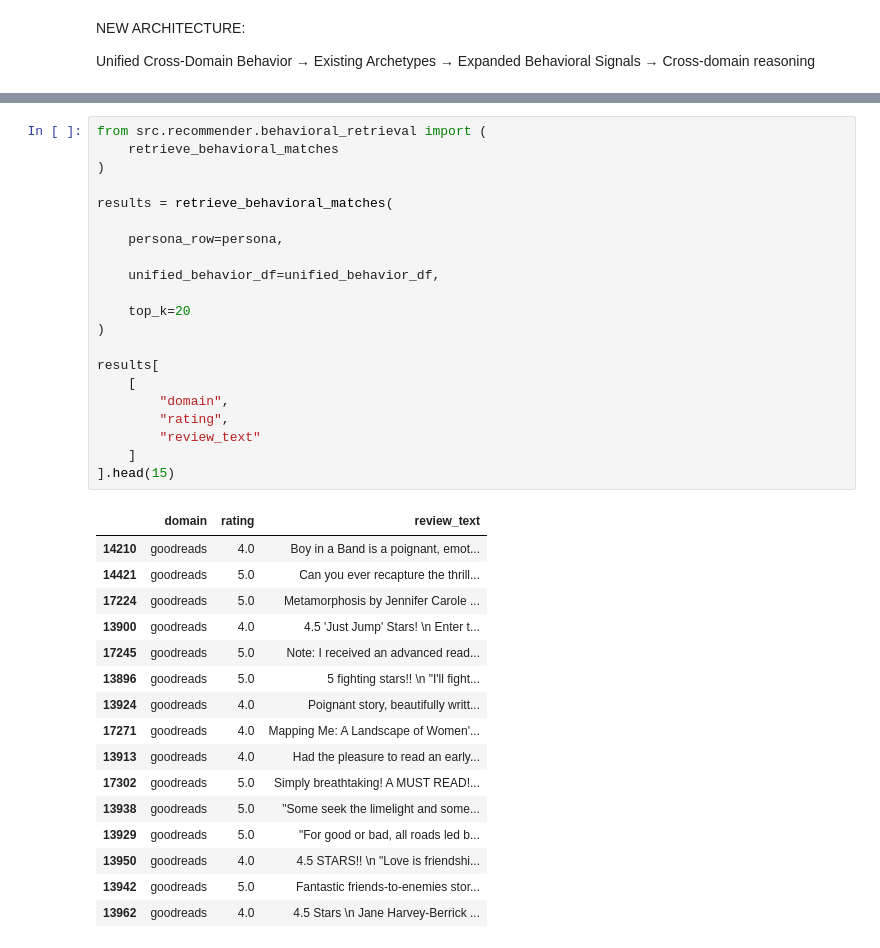
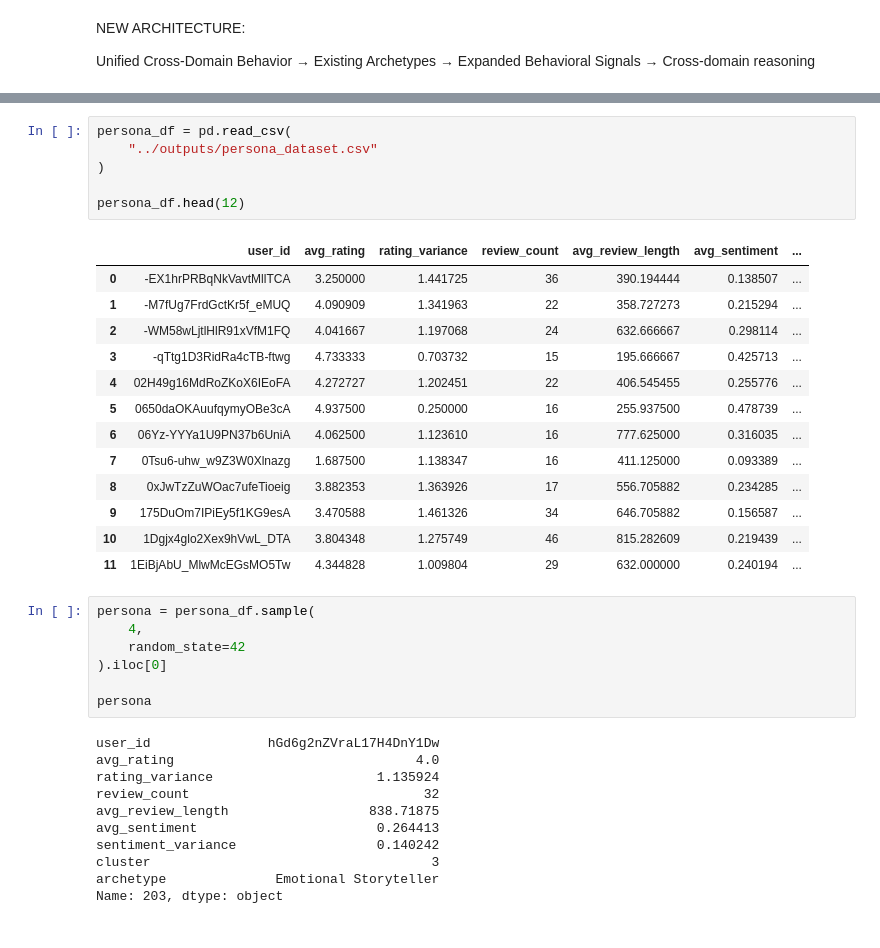
Before and after one commit to entia-lighthaus/project-agent, a Jupyter notebook: notebooks/06_cross_domain_integration.ipynb, the cells around one changed output, grey strips where cells are left out. Drawn from its saved outputs; the diff is of its cells as text.

```diff
--- a/notebooks/06_cross_domain_integration.ipynb
+++ b/notebooks/06_cross_domain_integration.ipynb
@@ -457,38 +423,38 @@ persona = {
-# %%
-from src.recommender.behavioral_retrieval import (
-    retrieve_behavioral_matches
-)
-
-results = retrieve_behavioral_matches(
-
-    persona_row=persona,
-
-    unified_behavior_df=unified_behavior_df,
-
-    top_k=20
-)
-
-results[
-    [
-        "domain",
-        "rating",
-        "review_text"
-    ]
-].head(15)
-# %% [output]
-|  | domain | rating | review_text |
-| 14210 | goodreads | 4.0 | Boy in a Band is a poignant, emot... |
-| 14421 | goodreads | 5.0 | Can you ever recapture the thrill... |
-| 17224 | goodreads | 5.0 | Metamorphosis by Jennifer Carole ... |
-| 13900 | goodreads | 4.0 | 4.5 'Just Jump' Stars! \n Enter t... |
-| 17245 | goodreads | 5.0 | Note: I received an advanced read... |
-| 13896 | goodreads | 5.0 | 5 fighting stars!! \n "I'll fight... |
-| 13924 | goodreads | 4.0 | Poignant story, beautifully writt... |
-| 17271 | goodreads | 4.0 | Mapping Me: A Landscape of Women'... |
-| 13913 | goodreads | 4.0 | Had the pleasure to read an early... |
-| 17302 | goodreads | 5.0 | Simply breathtaking! A MUST READ!... |
-| 13938 | goodreads | 5.0 | "Some seek the limelight and some... |
-| 13929 | goodreads | 5.0 | "For good or bad, all roads led b... |
-| 13950 | goodreads | 4.0 | 4.5 STARS!! \n "Love is friendshi... |
-| 13942 | goodreads | 5.0 | Fantastic friends-to-enemies stor... |
-| 13962 | goodreads | 4.0 | 4.5 Stars \n Jane Harvey-Berrick ... |
+# %%
+persona_df = pd.read_csv(
+    "../outputs/persona_dataset.csv"
+)
+
+persona_df.head(12)
+# %% [output]
+|  | user_id | avg_rating | rating_variance | review_count | avg_review_length | avg_sentiment | ... |
+| 0 | -EX1hrPRBqNkVavtMllTCA | 3.250000 | 1.441725 | 36 | 390.194444 | 0.138507 | ... |
+| 1 | -M7fUg7FrdGctKr5f_eMUQ | 4.090909 | 1.341963 | 22 | 358.727273 | 0.215294 | ... |
+| 2 | -WM58wLjtlHlR91xVfM1FQ | 4.041667 | 1.197068 | 24 | 632.666667 | 0.298114 | ... |
+| 3 | -qTtg1D3RidRa4cTB-ftwg | 4.733333 | 0.703732 | 15 | 195.666667 | 0.425713 | ... |
+| 4 | 02H49g16MdRoZKoX6IEoFA | 4.272727 | 1.202451 | 22 | 406.545455 | 0.255776 | ... |
+| 5 | 0650daOKAuufqymyOBe3cA | 4.937500 | 0.250000 | 16 | 255.937500 | 0.478739 | ... |
+| 6 | 06Yz-YYYa1U9PN37b6UniA | 4.062500 | 1.123610 | 16 | 777.625000 | 0.316035 | ... |
+| 7 | 0Tsu6-uhw_w9Z3W0Xlnazg | 1.687500 | 1.138347 | 16 | 411.125000 | 0.093389 | ... |
+| 8 | 0xJwTzZuWOac7ufeTioeig | 3.882353 | 1.363926 | 17 | 556.705882 | 0.234285 | ... |
+| 9 | 175DuOm7IPiEy5f1KG9esA | 3.470588 | 1.461326 | 34 | 646.705882 | 0.156587 | ... |
+| 10 | 1Dgjx4glo2Xex9hVwL_DTA | 3.804348 | 1.275749 | 46 | 815.282609 | 0.219439 | ... |
+| 11 | 1EiBjAbU_MlwMcEGsMO5Tw | 4.344828 | 1.009804 | 29 | 632.000000 | 0.240194 | ... |
+# %%
+persona = persona_df.sample(
+    4,
+    random_state=42
+).iloc[0]
+
+persona
+# %% [output]
+user_id               hGd6g2nZVraL17H4DnY1Dw
+avg_rating                               4.0
+rating_variance                     1.135924
+review_count                              32
+avg_review_length                  838.71875
+avg_sentiment                       0.264413
+sentiment_variance                  0.140242
+cluster                                    3
+archetype              Emotional Storyteller
+Name: 203, dtype: object
```
Also changed, not shown: parts of 15 cells of this notebook, 8 other files.
